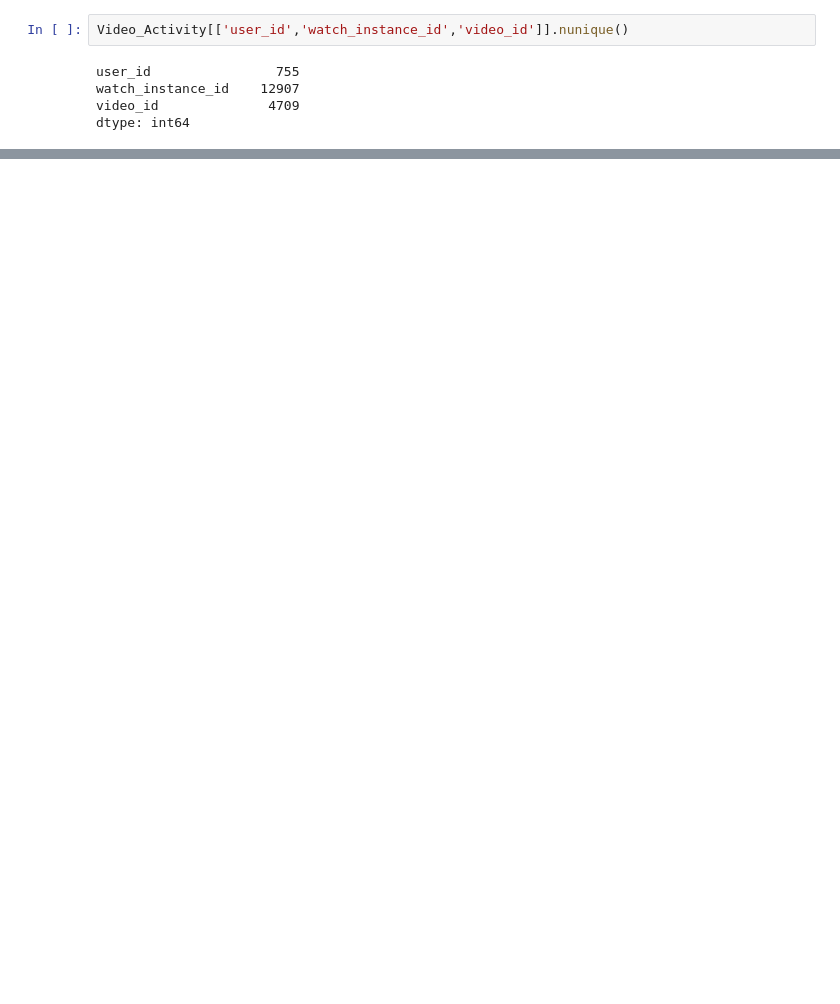
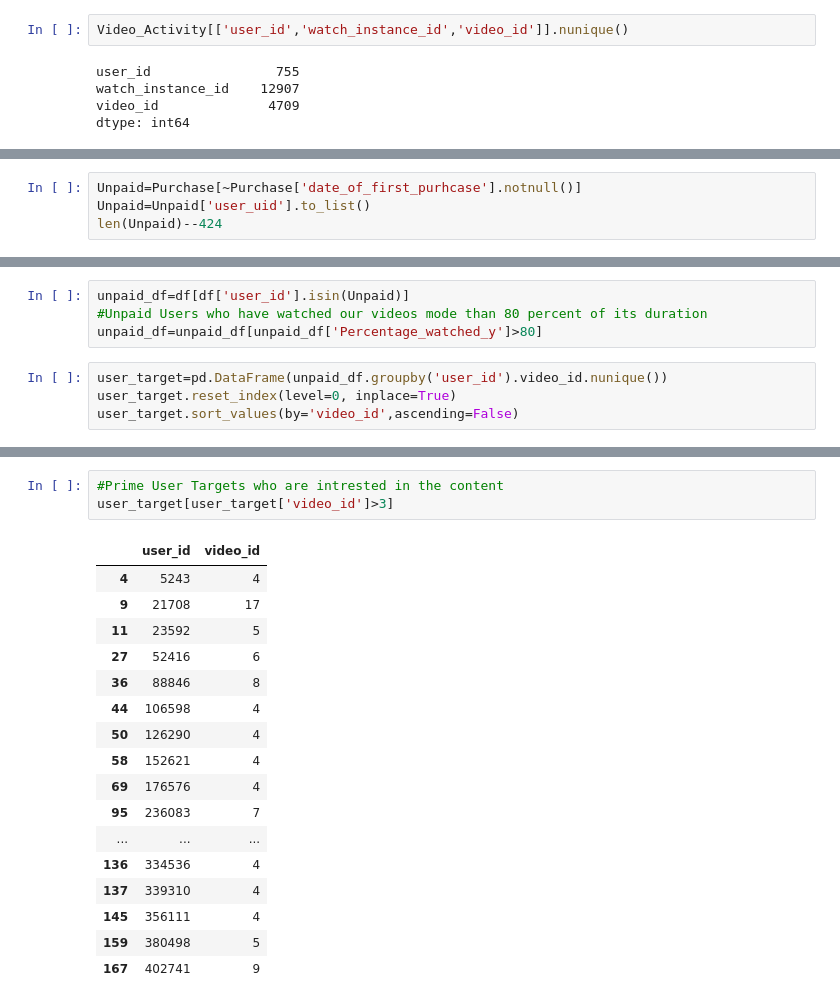
Before and after one commit to SelvaPrasanth/Entri, a Jupyter notebook: Entri - Data Analyst Interview Challenge.ipynb, the cells around one changed output, grey strips where cells are left out. Saved outputs shown, nothing was run; the diff lists cells and outputs as text; blank space fills up the shorter version.

```diff
--- a/Entri - Data Analyst Interview Challenge.ipynb
+++ b/Entri - Data Analyst Interview Challenge.ipynb
@@ -292,0 +325,4 @@ dtype: int64
+# %%
+Unpaid=Purchase[~Purchase['date_of_first_purhcase'].notnull()]
+Unpaid=Unpaid['user_uid'].to_list()
+len(Unpaid)--424
@@ -292,0 +333,8 @@ dtype: int64
+# %%
+unpaid_df=df[df['user_id'].isin(Unpaid)]
+#Unpaid Users who have watched our videos mode than 80 percent of its duration
+unpaid_df=unpaid_df[unpaid_df['Percentage_watched_y']>80]
+# %%
+user_target=pd.DataFrame(unpaid_df.groupby('user_id').video_id.nunique())
+user_target.reset_index(level=0, inplace=True)
+user_target.sort_values(by='video_id',ascending=False)
@@ -292,0 +355,21 @@ dtype: int64
+# %%
+#Prime User Targets who are intrested in the content
+user_target[user_target['video_id']>3]
+# %% [output]
+|  | user_id | video_id |
+| 4 | 5243 | 4 |
+| 9 | 21708 | 17 |
+| 11 | 23592 | 5 |
+| 27 | 52416 | 6 |
+| 36 | 88846 | 8 |
+| 44 | 106598 | 4 |
+| 50 | 126290 | 4 |
+| 58 | 152621 | 4 |
+| 69 | 176576 | 4 |
+| 95 | 236083 | 7 |
+| ... | ... | ... |
+| 136 | 334536 | 4 |
+| 137 | 339310 | 4 |
+| 145 | 356111 | 4 |
+| 159 | 380498 | 5 |
+| 167 | 402741 | 9 |
```
Also changed, not shown: parts of 10 cells of this notebook.
